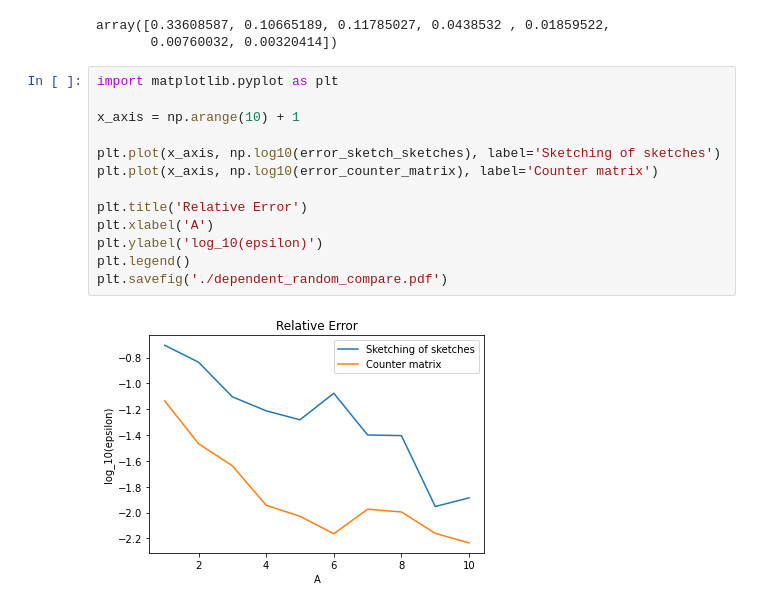
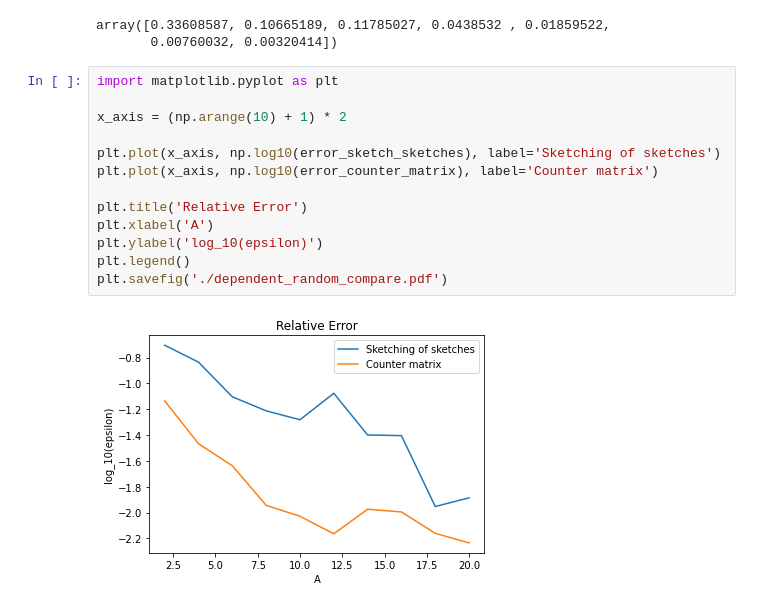
Before and after one commit to GZHoffie/independence-in-streams, a Jupyter notebook: mini_project/benchmark/Experiment2.ipynb, the cells around one changed output. Drawn from its saved outputs; the diff is of its cells as text.

```diff
--- a/mini_project/benchmark/Experiment2.ipynb
+++ b/mini_project/benchmark/Experiment2.ipynb
@@ -97,15 +97,15 @@ array([0.33608587, 0.10665189, 0.11785027, 0.0438532 , 0.01859522,
 # %%
 import matplotlib.pyplot as plt
 
-x_axis = np.arange(10) + 1
+x_axis = (np.arange(10) + 1) * 2
 
 plt.plot(x_axis, np.log10(error_sketch_sketches), label='Sketching of sketches')
 plt.plot(x_axis, np.log10(error_counter_matrix), label='Counter matrix')
 
 plt.title('Relative Error')
 plt.xlabel('A')
 plt.ylabel('log_10(epsilon)')
 plt.legend()
 plt.savefig('./dependent_random_compare.pdf')
 # %% [output]
-[figure, old version]
+[figure, new version]
```
Also changed, not shown: 1 other file.
